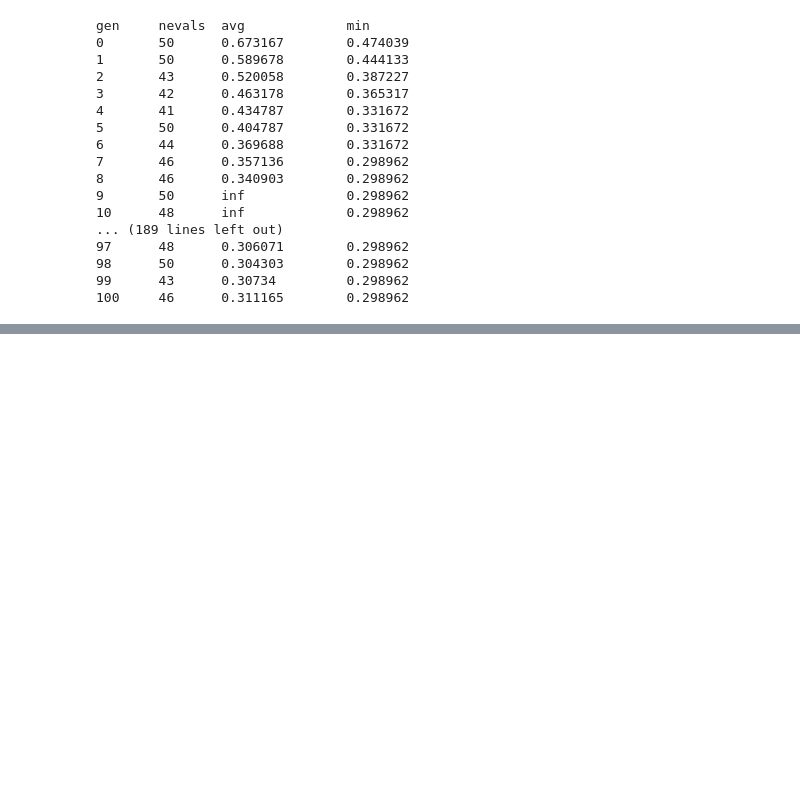
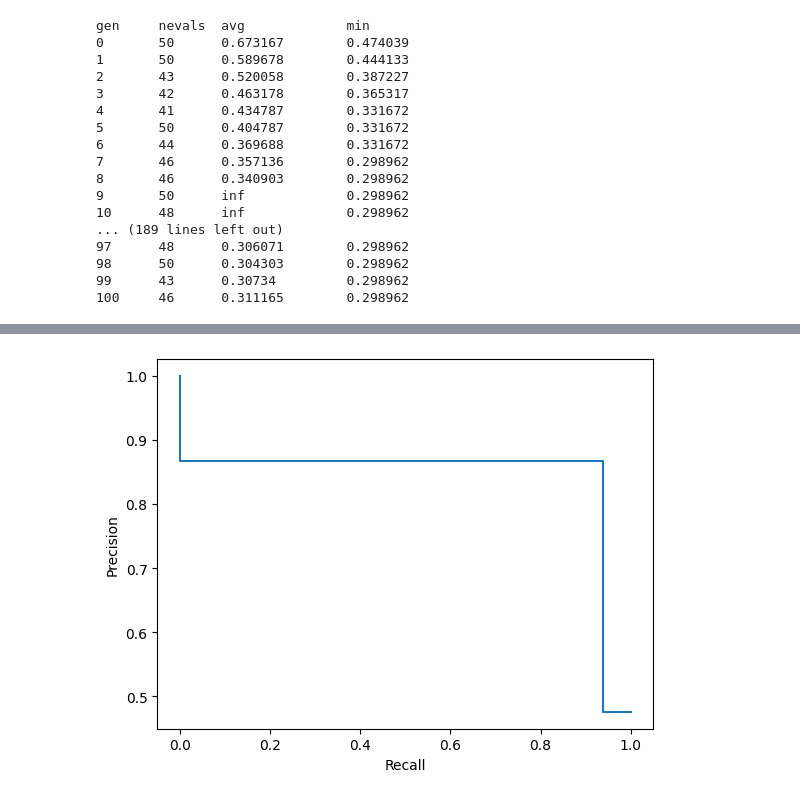
Before and after one commit to ManuelLabbe/script_geotiff_data_extraction, a Jupyter notebook: feature_selection_2.ipynb, the cells around one changed output, grey strips where cells are left out. Saved outputs shown, nothing was run; the diff lists cells and outputs as text; code cells hidden in the pictures; blank space fills up the shorter version.

```diff
--- a/feature_selection_2.ipynb
+++ b/feature_selection_2.ipynb
@@ -399,0 +455,3 @@ Generación 25: {'avg': 0.4118581638262782, 'min': 0.3980346344145135}
+# %%
+data = df[mejores_caracteristicas]
+data['Valor'] = df.Valor
@@ -399,0 +563,13 @@ Generación 25: {'avg': 0.4118581638262782, 'min': 0.3980346344145135}
+# %%
+# Suponiendo que ya tienes las probabilidades predichas por pu_bagging.predict_proba(unlabeled_samples)
+
+# Umbral para seleccionar muestras no deslizamiento
+threshold = 0.5  # Puedes ajustar este umbral según tus necesidades
+
+# Filtrar muestras no deslizamiento por debajo del umbral
+non_landslide_indices = np.where(probabilities < threshold)[0]
+selected_non_landslide_samples = unlabeled_samples.iloc[non_landslide_indices]
+
+# Ejemplo de cómo podrías utilizar las muestras seleccionadas
+print("Muestras no deslizamiento seleccionadas:")
+print(selected_non_landslide_samples)
@@ -399,0 +674,13 @@ Generación 25: {'avg': 0.4118581638262782, 'min': 0.3980346344145135}
+# %%
+import matplotlib.pyplot as plt
+from sklearn.datasets import make_classification
+from sklearn.metrics import (precision_recall_curve,
+                             PrecisionRecallDisplay)
+from sklearn.model_selection import train_test_split
+from sklearn.svm import SVC
+precision, recall, _ = precision_recall_curve(y_test, predictions)
+disp = PrecisionRecallDisplay(precision=precision, recall=recall)
+disp.plot()
+plt.show()
+# %% [output]
+[figure, added]
```
Also changed, not shown: parts of 15 cells of this notebook.
